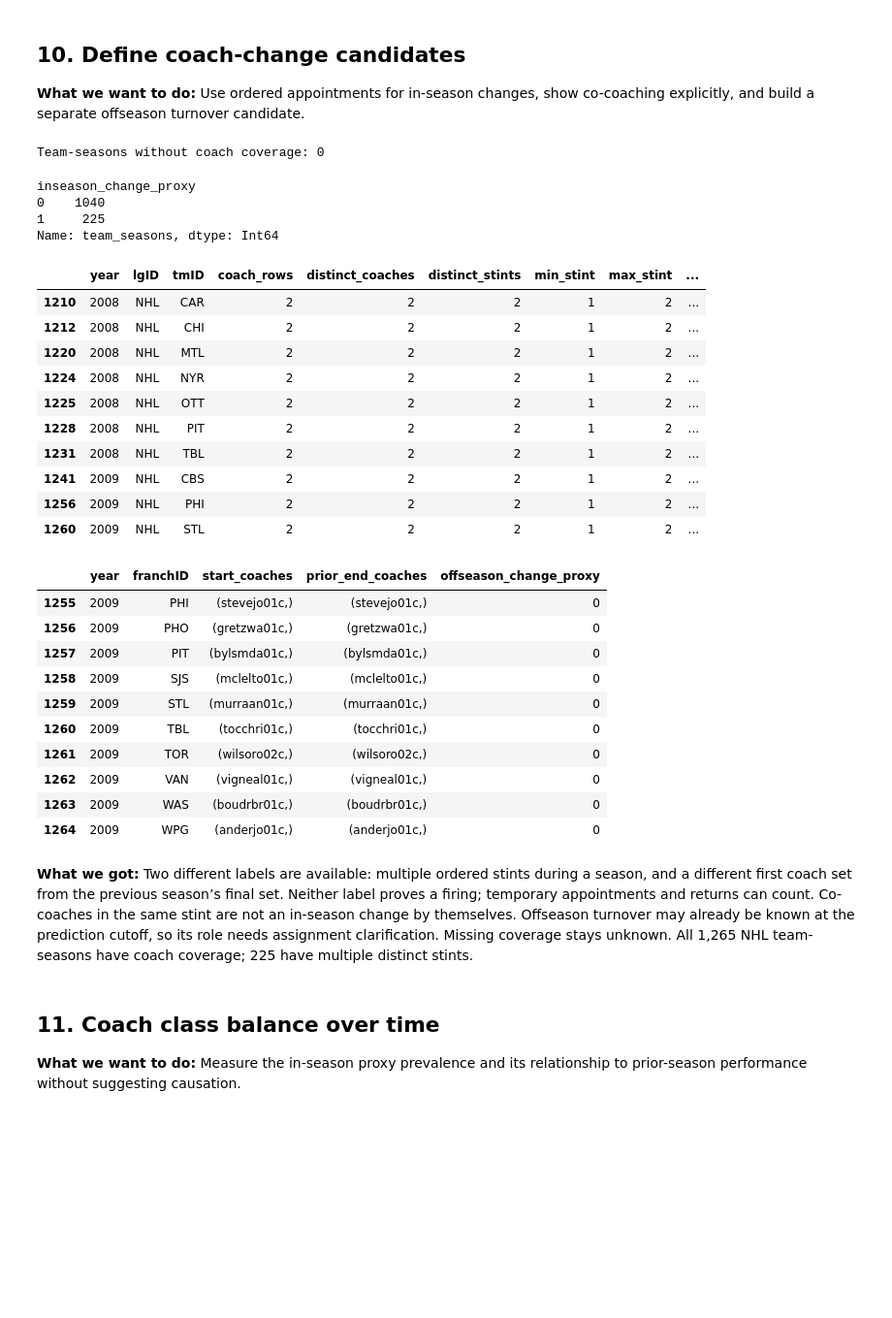
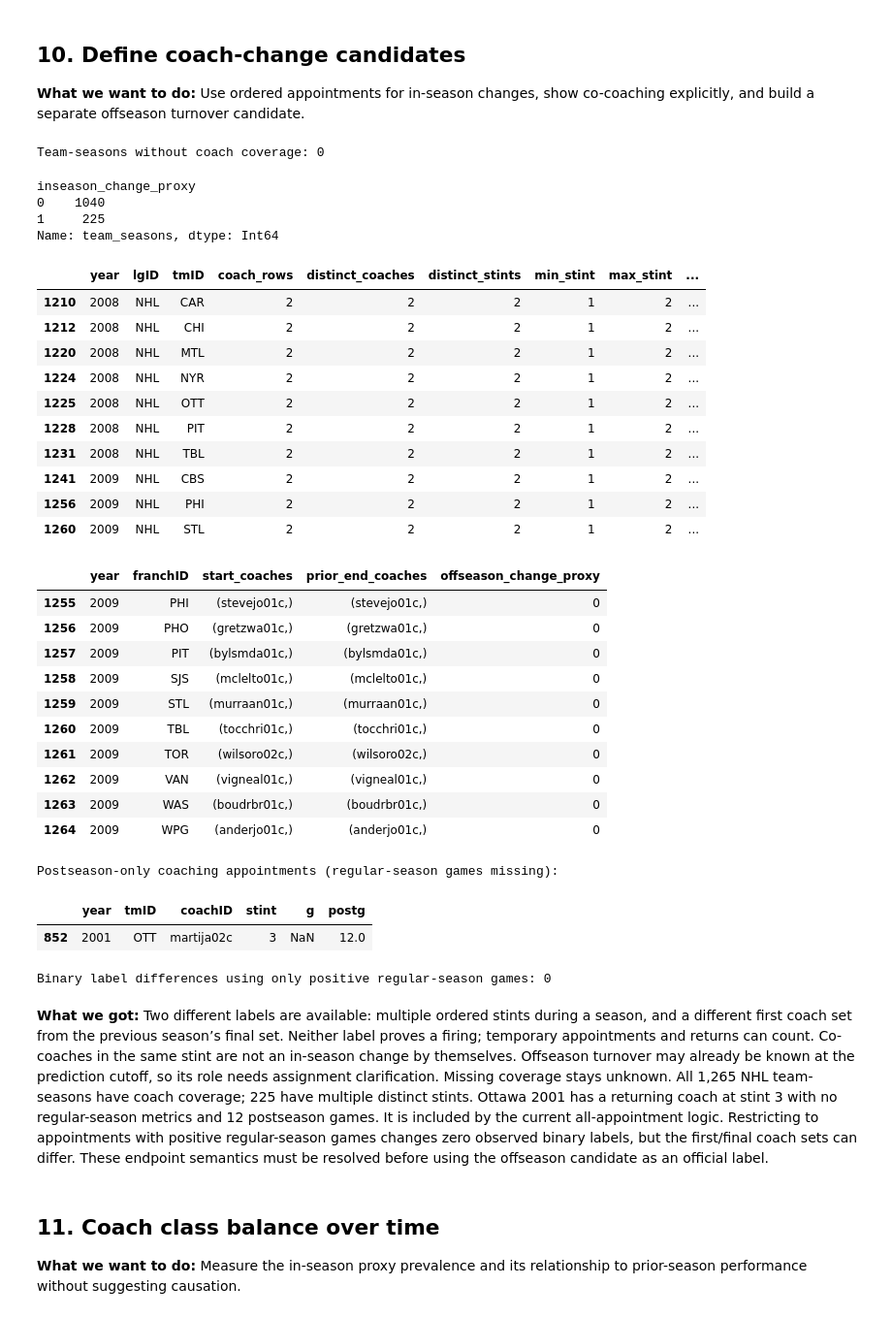
Before and after one commit to AmirMasnavi/hockey-season-prediction, a Jupyter notebook: notebooks/01_data_understanding.ipynb, the cells around one changed output. Shown at 97% size. Saved outputs shown, nothing was run; the diff lists cells and outputs as text; code cells hidden in the pictures; blank space fills up the shorter version.

```diff
--- a/notebooks/01_data_understanding.ipynb
+++ b/notebooks/01_data_understanding.ipynb
@@ -460,36 +460,52 @@ turnover.loc[known,'offseason_change_proxy']=(turnover.loc[known,'start_coaches'
 display(turnover[['year','franchID','start_coaches','prior_end_coaches','offseason_change_proxy']].tail(10))
 labels=labels.merge(turnover[['year','lgID','franchID','offseason_change_proxy']],on=['year','lgID','franchID'],how='left',validate='one_to_one')
 labels[['year','lgID','tmID','franchID','distinct_coaches','distinct_stints','inseason_change_proxy','offseason_change_proxy']].to_csv(OUT/'coach_target_candidates.csv',index=False)
+# Appointment-type audit: some stints have only postseason performance.
+post_only=cn[cn.g.isna() & cn.postg.fillna(0).gt(0)].copy()
+print('Postseason-only coaching appointments (regular-season games missing):')
+display(post_only[['year','tmID','coachID','stint','g','postg']])
+post_only[['year','lgID','tmID','franchID','coachID','stint','g','postg']].to_csv(OUT/'coach_appointment_audit.csv',index=False)
+regular_stints=cn[cn.g.gt(0)].groupby(['year','lgID','tmID']).stint.nunique()
+regular_check=coach_summary.merge(regular_stints.rename('regular_stints').reset_index(),
+    on=['year','lgID','tmID'],how='left',validate='one_to_one')
+known_regular=regular_check.regular_stints.notna()
+print('Binary label differences using only positive regular-season games:',
+    int((regular_check.loc[known_regular,'inseason_change_proxy'] !=
+         regular_check.loc[known_regular,'regular_stints'].gt(1).astype(int)).sum()))
 # %% [output]
 Team-seasons without coach coverage: 0
 inseason_change_proxy
 0    1040
 1     225
 Name: team_seasons, dtype: Int64
 |  | year | lgID | tmID | coach_rows | distinct_coaches | distinct_stints | min_stint | max_stint | ... |
 | 1210 | 2008 | NHL | CAR | 2 | 2 | 2 | 1 | 2 | ... |
 | 1212 | 2008 | NHL | CHI | 2 | 2 | 2 | 1 | 2 | ... |
 | 1220 | 2008 | NHL | MTL | 2 | 2 | 2 | 1 | 2 | ... |
 | 1224 | 2008 | NHL | NYR | 2 | 2 | 2 | 1 | 2 | ... |
 | 1225 | 2008 | NHL | OTT | 2 | 2 | 2 | 1 | 2 | ... |
 | 1228 | 2008 | NHL | PIT | 2 | 2 | 2 | 1 | 2 | ... |
 | 1231 | 2008 | NHL | TBL | 2 | 2 | 2 | 1 | 2 | ... |
 | 1241 | 2009 | NHL | CBS | 2 | 2 | 2 | 1 | 2 | ... |
 | 1256 | 2009 | NHL | PHI | 2 | 2 | 2 | 1 | 2 | ... |
 | 1260 | 2009 | NHL | STL | 2 | 2 | 2 | 1 | 2 | ... |
 |  | year | franchID | start_coaches | prior_end_coaches | offseason_change_proxy |
 | 1255 | 2009 | PHI | (stevejo01c,) | (stevejo01c,) | 0 |
 | 1256 | 2009 | PHO | (gretzwa01c,) | (gretzwa01c,) | 0 |
 | 1257 | 2009 | PIT | (bylsmda01c,) | (bylsmda01c,) | 0 |
 | 1258 | 2009 | SJS | (mclelto01c,) | (mclelto01c,) | 0 |
 | 1259 | 2009 | STL | (murraan01c,) | (murraan01c,) | 0 |
 | 1260 | 2009 | TBL | (tocchri01c,) | (tocchri01c,) | 0 |
 | 1261 | 2009 | TOR | (wilsoro02c,) | (wilsoro02c,) | 0 |
 | 1262 | 2009 | VAN | (vigneal01c,) | (vigneal01c,) | 0 |
 | 1263 | 2009 | WAS | (boudrbr01c,) | (boudrbr01c,) | 0 |
 | 1264 | 2009 | WPG | (anderjo01c,) | (anderjo01c,) | 0 |
+Postseason-only coaching appointments (regular-season games missing):
+|  | year | tmID | coachID | stint | g | postg |
+| 852 | 2001 | OTT | martija02c | 3 | NaN | 12.0 |
+Binary label differences using only positive regular-season games: 0
 # %% [markdown]
-**What we got:** Two different labels are available: multiple ordered stints during a season, and a different first coach set from the previous season’s final set. Neither label proves a firing; temporary appointments and returns can count. Co-coaches in the same stint are not an in-season change by themselves. Offseason turnover may already be known at the prediction cutoff, so its role needs assignment clarification. Missing coverage stays unknown. All 1,265 NHL team-seasons have coach coverage; 225 have multiple distinct stints.
+**What we got:** Two different labels are available: multiple ordered stints during a season, and a different first coach set from the previous season’s final set. Neither label proves a firing; temporary appointments and returns can count. Co-coaches in the same stint are not an in-season change by themselves. Offseason turnover may already be known at the prediction cutoff, so its role needs assignment clarification. Missing coverage stays unknown. All 1,265 NHL team-seasons have coach coverage; 225 have multiple distinct stints. Ottawa 2001 has a returning coach at stint 3 with no regular-season metrics and 12 postseason games. It is included by the current all-appointment logic. Restricting to appointments with positive regular-season games changes zero observed binary labels, but the first/final coach sets can differ. These endpoint semantics must be resolved before using the offseason candidate as an official label.
 # %% [markdown]
 ## 11. Coach class balance over time
 
```
Also changed, not shown: parts of 3 cells of this notebook, 8 other files.
